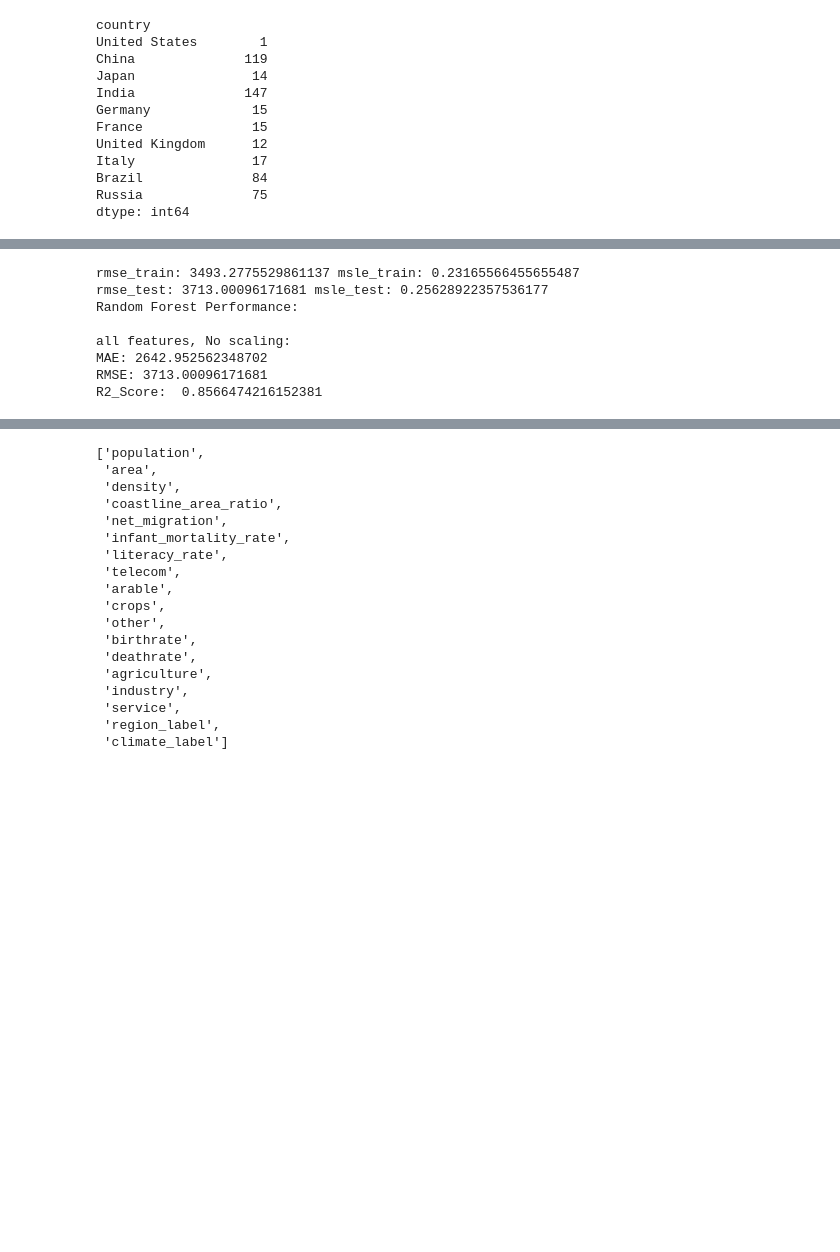
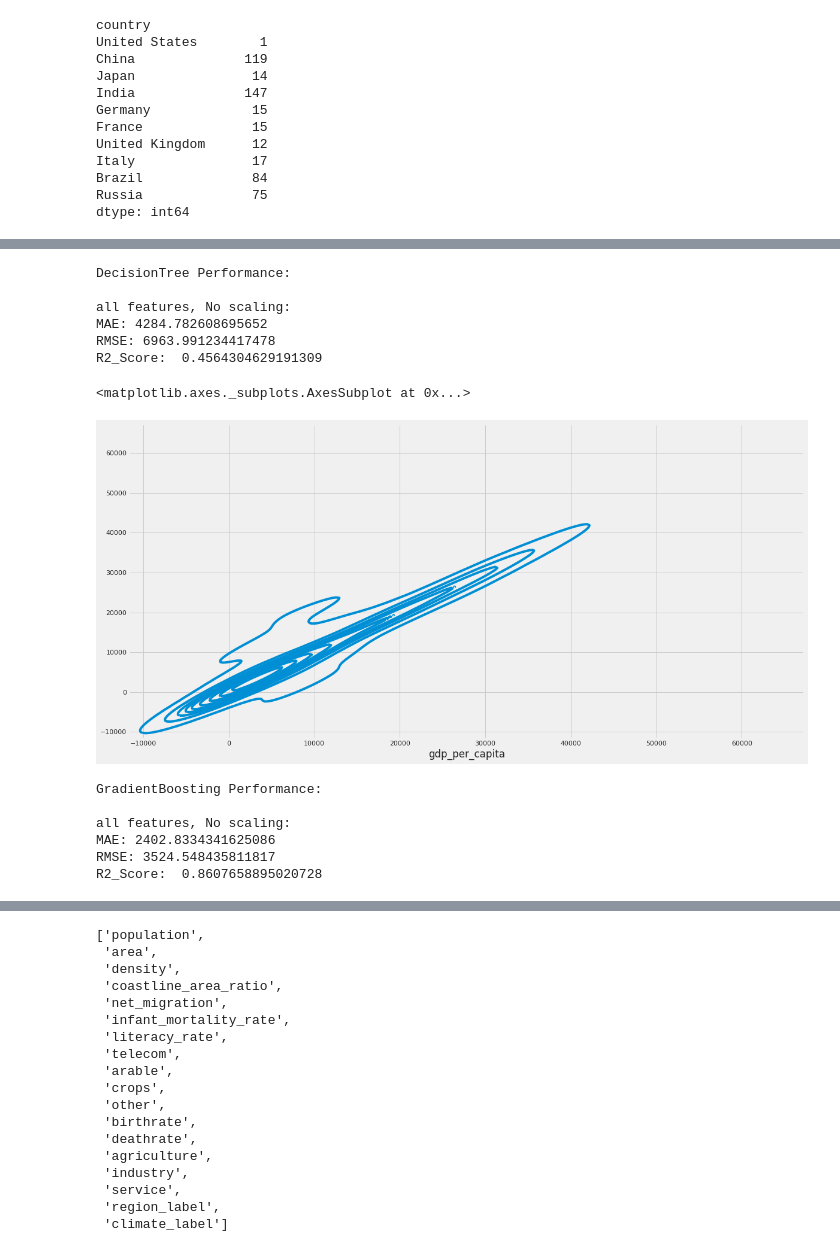
Before and after one commit to nishacado/Predicting-GDP, a Jupyter notebook: Nishanthi/countries_final.ipynb, the cells around one changed output, grey strips where cells are left out. Cells and saved outputs as stored; diff of their text form; code cells hidden in the pictures; blank space fills up the shorter version.

```diff
--- a/Nishanthi/countries_final.ipynb
+++ b/Nishanthi/countries_final.ipynb
@@ -793,34 +763,49 @@ test_Y = test[target]
+# %%
+#Decision Tree Model
+dereg = DecisionTreeRegressor(random_state=0)
+dereg.fit(train_X, train_Y)
+train_pred_Y = dereg.predict(train_X)
+test_pred_Y = dereg.predict(test_X)
+train_pred_Y = dereg.predict(train_X)
+test_pred_Y = dereg.predict(test_X)
+print('DecisionTree Performance:')
+print('\nall features, No scaling:')
+print('MAE:', metrics.mean_absolute_error(test_Y, test_pred_Y))
+print('RMSE:', np.sqrt(metrics.mean_squared_error(test_Y, test_pred_Y)))
+print('R2_Score: ', metrics.r2_score(test_Y, test_pred_Y))
+# %% [output]
+DecisionTree Performance:
+
+all features, No scaling:
+MAE: 4284.782608695652
+RMSE: 6963.991234417478
+R2_Score:  0.4564304629191309
+# %%
+plt.figure(figsize=(18,9))
+whole=dereg.predict(countries[training_features])
+sns.kdeplot(x=countries[target],y=whole)
+# %% [output]
+<matplotlib.axes._subplots.AxesSubplot at 0x...>
+[figure, added]
 # %%
-rgmodel = RandomForestRegressor(n_estimators = 50,
-                             max_depth = 6,
-                             min_weight_fraction_leaf = 0.05,
-                             max_features = 0.8,
-                             random_state = 42)
-rgmodel.fit(train_X, train_Y)
-train_pred_Y = rgmodel.predict(train_X)
-test_pred_Y = rgmodel.predict(test_X)
-train_pred_Y = pd.Series(train_pred_Y.clip(0, train_pred_Y.max()), index=train_Y.index)
-test_pred_Y = pd.Series(test_pred_Y.clip(0, test_pred_Y.max()), index=test_Y.index)
-
-rmse_train = np.sqrt(mean_squared_error(train_pred_Y, train_Y))
-msle_train = mean_squared_log_error(train_pred_Y, train_Y)
-rmse_test = np.sqrt(mean_squared_error(test_pred_Y, test_Y))
-msle_test = mean_squared_log_error(test_pred_Y, test_Y)
-
-print('rmse_train:',rmse_train,'msle_train:',msle_train)
-print('rmse_test:',rmse_test,'msle_test:',msle_test)
-print('Random Forest Performance:')
+#GradientBoostingRegressor
+gbm_opt = GradientBoostingRegressor(learning_rate=0.01, n_estimators=500,
+                                        max_depth=5, min_samples_split=10,
+                                        min_samples_leaf=1, subsample=0.7,
+                                        max_features=7, random_state=101)
+gbm_opt.fit(train_X, train_Y)
+train_pred_Y = gbm_opt.predict(train_X)
+test_pred_Y = gbm_opt.predict(test_X)
+print('GradientBoosting Performance:')
 
 print('\nall features, No scaling:')
 print('MAE:', metrics.mean_absolute_error(test_Y, test_pred_Y))
 print('RMSE:', np.sqrt(metrics.mean_squared_error(test_Y, test_pred_Y)))
 print('R2_Score: ', metrics.r2_score(test_Y, test_pred_Y))
 # %% [output]
-rmse_train: 3493.2775529861137 msle_train: 0.23165566455655487
-rmse_test: 3713.00096171681 msle_test: 0.25628922357536177
-Random Forest Performance:
+GradientBoosting Performance:
 
 all features, No scaling:
-MAE: 2642.952562348702
-RMSE: 3713.00096171681
-R2_Score:  0.8566474216152381
+MAE: 2402.8334341625086
+RMSE: 3524.548435811817
+R2_Score:  0.8607658895020728
```
Also changed, not shown: parts of 43 cells of this notebook, 4 other files.
